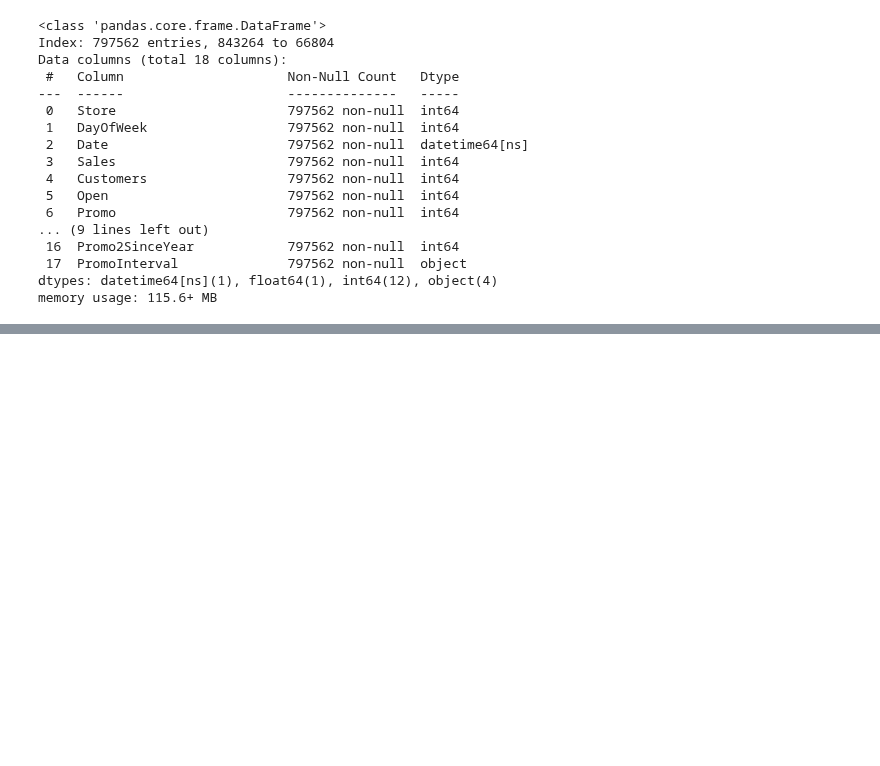
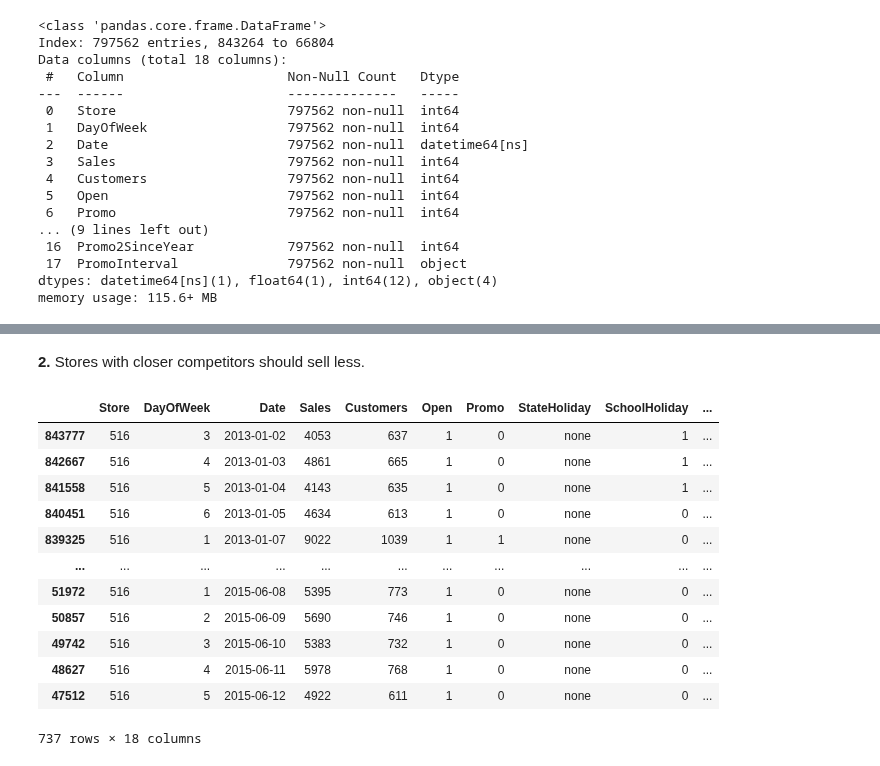
Before and after one commit to ezequielpf/rossmann_sales_prediction, a Jupyter notebook: notebooks/store_sales_predict_v1.ipynb, the cells around one changed output, grey strips where cells are left out. Cells and saved outputs as stored; diff of their text form; code cells hidden in the pictures; blank space fills up the shorter version.

```diff
--- a/notebooks/store_sales_predict_v1.ipynb
+++ b/notebooks/store_sales_predict_v1.ipynb
@@ -464,0 +512,18 @@ memory usage: 115.6+ MB
+# %% [markdown]
+**2.** Stores with closer competitors should sell less.
+# %%
+df_train[df_train["CompetitionDistance"] == 20]
+# %% [output]
+|  | Store | DayOfWeek | Date | Sales | Customers | Open | Promo | StateHoliday | SchoolHoliday | ... |
+| 843777 | 516 | 3 | 2013-01-02 | 4053 | 637 | 1 | 0 | none | 1 | ... |
+| 842667 | 516 | 4 | 2013-01-03 | 4861 | 665 | 1 | 0 | none | 1 | ... |
+| 841558 | 516 | 5 | 2013-01-04 | 4143 | 635 | 1 | 0 | none | 1 | ... |
+| 840451 | 516 | 6 | 2013-01-05 | 4634 | 613 | 1 | 0 | none | 0 | ... |
+| 839325 | 516 | 1 | 2013-01-07 | 9022 | 1039 | 1 | 1 | none | 0 | ... |
+| ... | ... | ... | ... | ... | ... | ... | ... | ... | ... | ... |
+| 51972 | 516 | 1 | 2015-06-08 | 5395 | 773 | 1 | 0 | none | 0 | ... |
+| 50857 | 516 | 2 | 2015-06-09 | 5690 | 746 | 1 | 0 | none | 0 | ... |
+| 49742 | 516 | 3 | 2015-06-10 | 5383 | 732 | 1 | 0 | none | 0 | ... |
+| 48627 | 516 | 4 | 2015-06-11 | 5978 | 768 | 1 | 0 | none | 0 | ... |
+| 47512 | 516 | 5 | 2015-06-12 | 4922 | 611 | 1 | 0 | none | 0 | ... |
+737 rows × 18 columns
```
Also changed, not shown: parts of 23 cells of this notebook.
